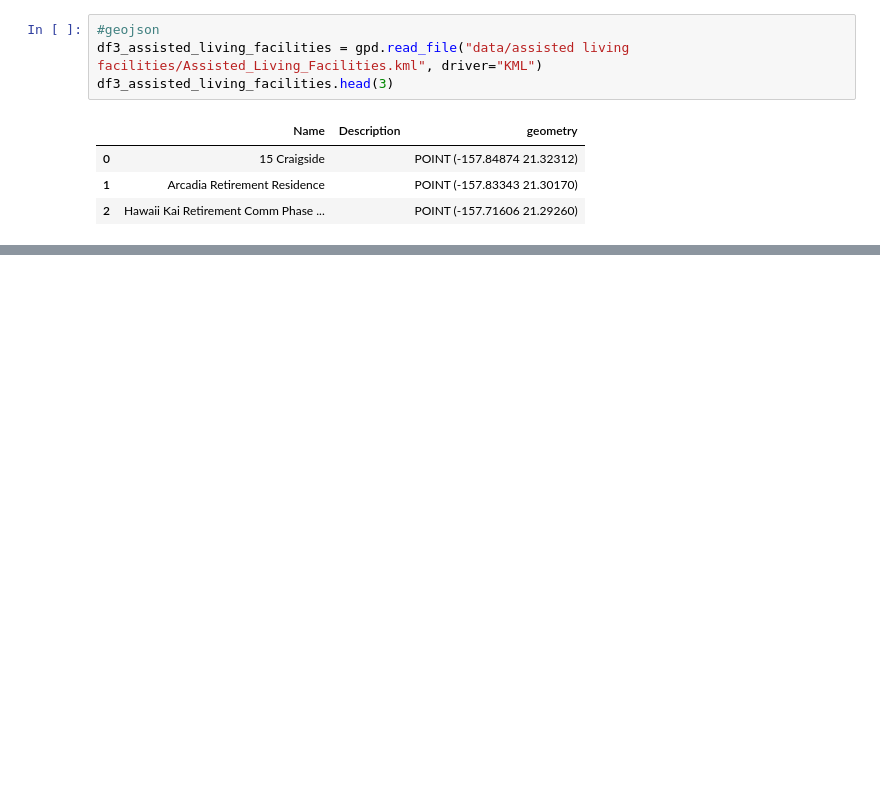
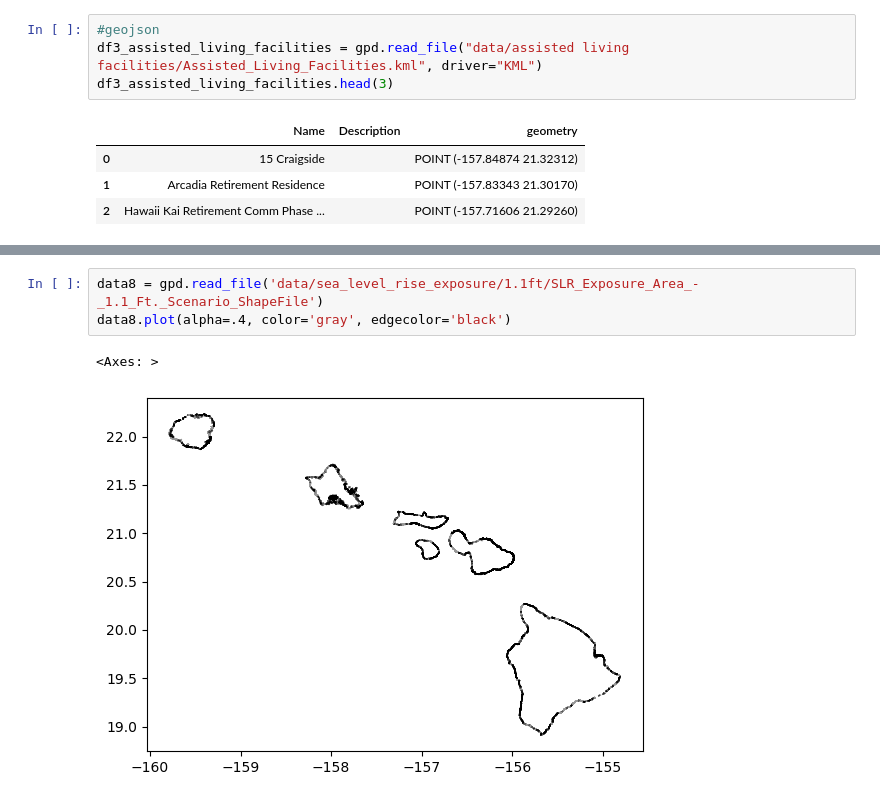
Before and after one commit to H445K/Kanehekili, a Jupyter notebook: Current datasets.ipynb, the cells around one changed output, grey strips where cells are left out. Drawn from its saved outputs; the diff is of its cells as text; blank space fills up the shorter version.

```diff
--- a/Current datasets.ipynb
+++ b/Current datasets.ipynb
@@ -179,0 +274,6 @@ df3_assisted_living_facilities.head(3)
+# %%
+data8 = gpd.read_file('data/sea_level_rise_exposure/1.1ft/SLR_Exposure_Area_-_1.1_Ft._Scenario_ShapeFile')
+data8.plot(alpha=.4, color='gray', edgecolor='black')
+# %% [output]
+<Axes: >
+[figure, added]
```
Also changed, not shown: parts of 16 cells of this notebook, 41 other files.
